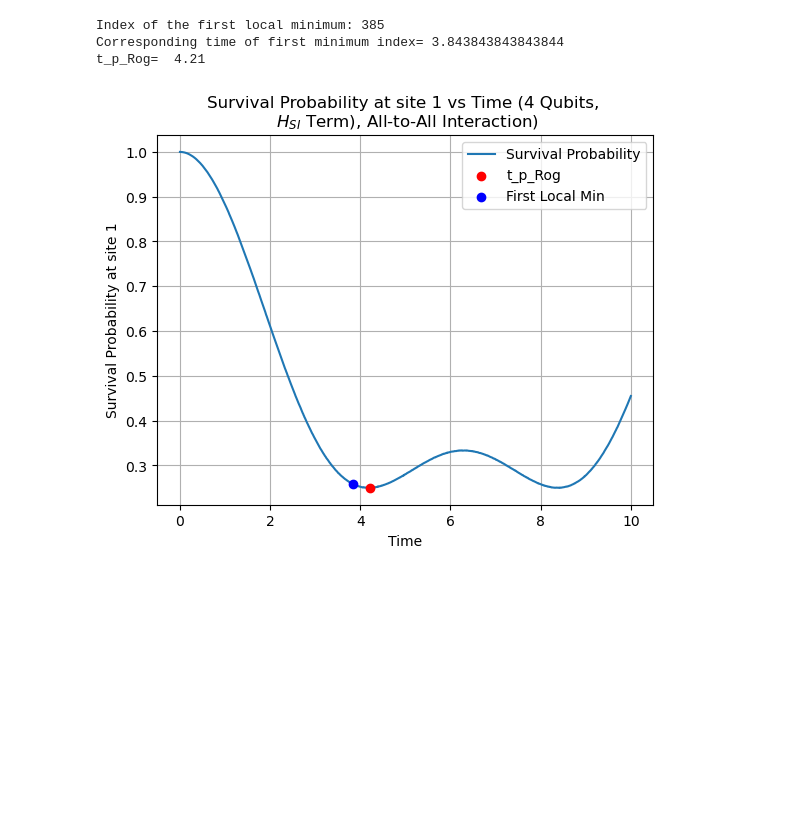
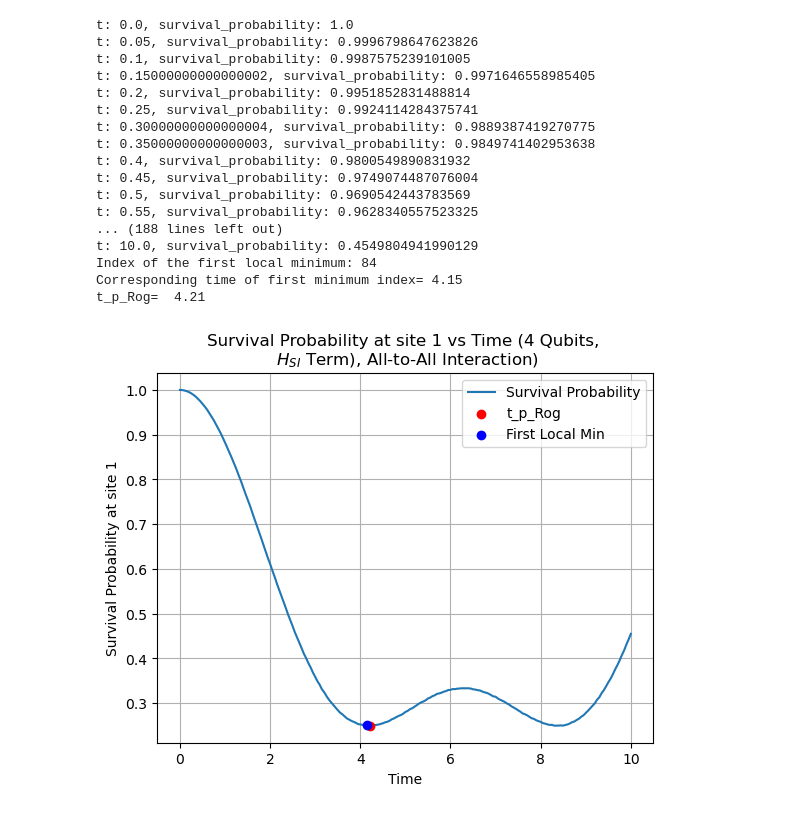
Before and after one commit to zlaraib/QCNO, a Jupyter notebook: build_circuit/self_int_exact_evol.ipynb, the cells around one changed output. Cells and saved outputs as stored; diff of their text form; code cells hidden in the pictures; blank space fills up the shorter version.

Commit message:
chnaged the way time step and ttotal is defined

```diff
--- a/build_circuit/self_int_exact_evol.ipynb
+++ b/build_circuit/self_int_exact_evol.ipynb
@@ -13,10 +13,10 @@ mu = 1.0
 N_sites = 4
 interaction_strength = mu / (2 * N_sites)
 tolerance = 5e-1
-# Define time steps
-times = np.linspace(0, 10, 1000)  # Extending the time range to 10
-τ = times[1] - times[0]  # Time step
-shots = 5024667
+τ = 0.05  # Time step
+ttotal = 10  # Total time
+times = np.arange(0, ttotal + τ, τ)  # Define time steps
+shots = 1024567
 backend = AerSimulator(method = 'automatic')
 
 # Define the Hamiltonian H_SI for 4 qubits with all-to-all interactions
@@ -61,6 +61,7 @@ for t in times:
 
     # Calculate survival probability
     survival_probability = (1 - sigma_z) / 2
+    print(f"t: {t}, survival_probability: {survival_probability}")
 
     # Append values to the respective lists
     sigma_z_values.append(sigma_z)
@@ -88,34 +89,48 @@ t_min = τ * i_first_local_min - τ
 print(f"Corresponding time of first minimum index= {t_min}")
 
 # Calculate Rogerro's fit for the first minimum of the survival probability
 a_t = 0
 b_t = 2.105
 c_t = 0
 
 t_p_Rog = a_t * np.log(N_sites) + b_t * np.sqrt(N_sites) + c_t
 print("t_p_Rog= ", t_p_Rog)
 
 # Assert condition
-# assert abs(t_min - t_p_Rog) < τ + tolerance, "The time of the first minimum survival probability is not within the expected range."
+assert abs(t_min - t_p_Rog) < τ + tolerance, "The time of the first minimum survival probability is not within the expected range."
 
 # Plot the survival probability at site 1 against time
 plt.plot(times, survival_probabilities, label='Survival Probability')
 plt.xlabel('Time')
 plt.ylabel('Survival Probability at site 1')
 plt.title(f'Survival Probability at site 1 vs Time ({N_sites} Qubits, \n $H_{{SI}}$ Term), All-to-All Interaction)')
 
 # Add scatter point for Rogerro's fit
 plt.scatter([t_p_Rog], [survival_probabilities[np.abs(times - t_p_Rog).argmin()]], color='red', label="t_p_Rog", zorder=5)
 
 # Add scatter point for the first local minimum
 if i_first_local_min != -1:
     plt.scatter([t_min], [survival_probabilities[np.abs(times - t_min).argmin()]], color='blue', label="First Local Min", zorder=5)
 
 plt.legend(loc="upper right")
 plt.grid(True)
 plt.show()
 # %% [output]
-Index of the first local minimum: 385
-Corresponding time of first minimum index= 3.843843843843844
+t: 0.0, survival_probability: 1.0
+t: 0.05, survival_probability: 0.9996798647623826
+t: 0.1, survival_probability: 0.9987575239101005
+t: 0.15000000000000002, survival_probability: 0.9971646558985405
+t: 0.2, survival_probability: 0.9951852831488814
+t: 0.25, survival_probability: 0.9924114284375741
+t: 0.30000000000000004, survival_probability: 0.9889387419270775
+t: 0.35000000000000003, survival_probability: 0.9849741402953638
+t: 0.4, survival_probability: 0.9800549890831932
+t: 0.45, survival_probability: 0.9749074487076004
+t: 0.5, survival_probability: 0.9690542443783569
+t: 0.55, survival_probability: 0.9628340557523325
+... (188 lines left out)
+t: 10.0, survival_probability: 0.4549804941990129
+Index of the first local minimum: 84
+Corresponding time of first minimum index= 4.15
 t_p_Rog=  4.21
-[figure, old version]
+[figure, new version]
```
